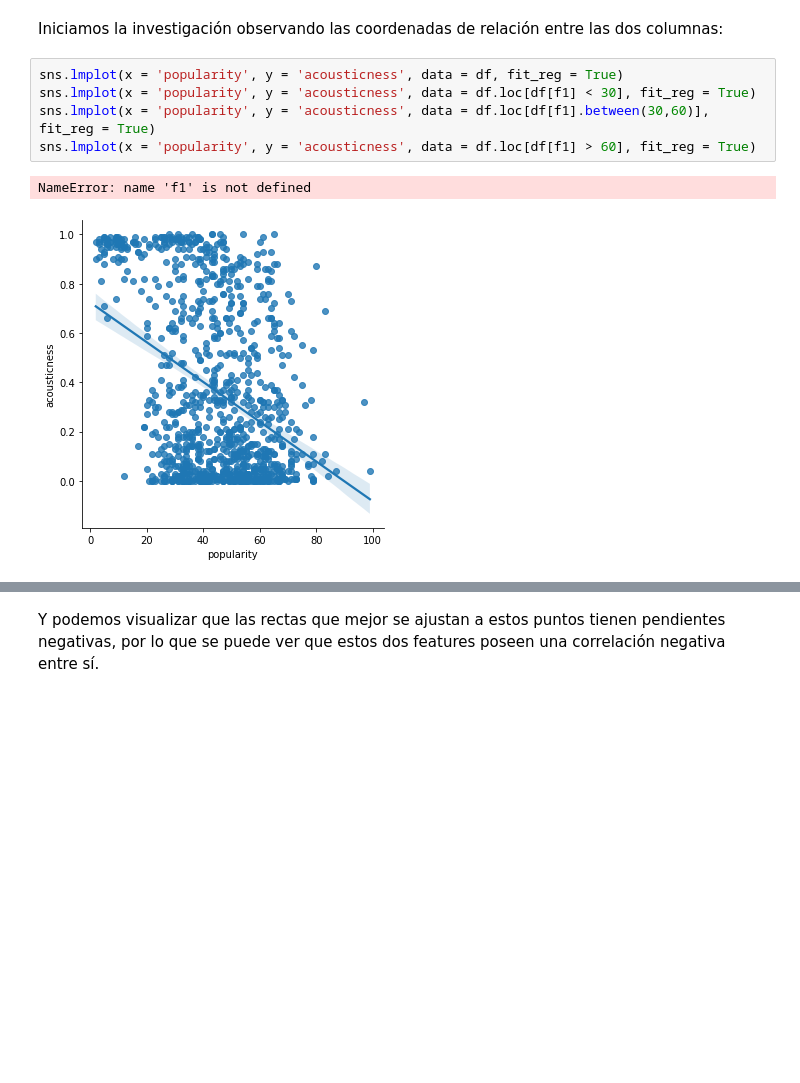
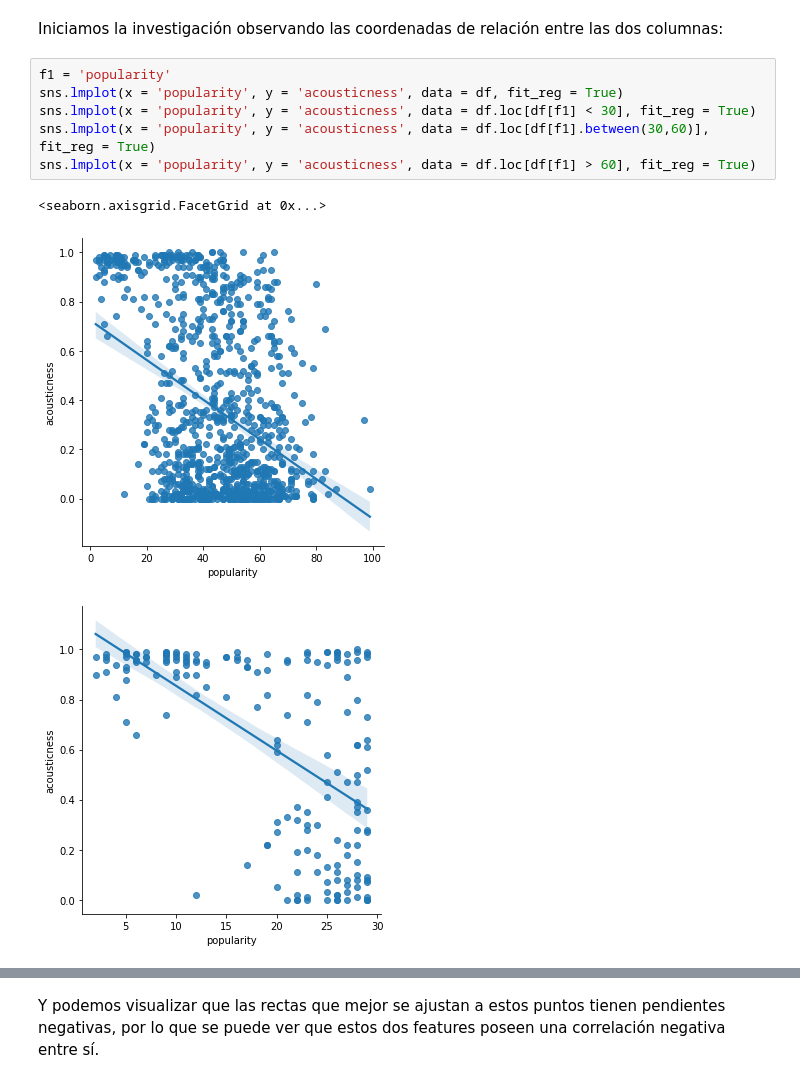
Before and after one commit to Jonathan-R0/TP1-OrganizacionDeDatos, a Jupyter notebook: src/Parte2.ipynb, the cells around one changed output, grey strips where cells are left out. Drawn from its saved outputs; the diff is of its cells as text; blank space fills up the shorter version.

```diff
--- a/src/Parte2.ipynb
+++ b/src/Parte2.ipynb
@@ -566,10 +574,12 @@ Esta hipótesis se basa en la creencia de que el público general, cada vez tien
 # %% [markdown]
 Iniciamos la investigación observando las coordenadas de relación entre las dos columnas:
 # %%
+f1 = 'popularity'
 sns.lmplot(x = 'popularity', y = 'acousticness', data = df, fit_reg = True)
 sns.lmplot(x = 'popularity', y = 'acousticness', data = df.loc[df[f1] < 30], fit_reg = True)
 sns.lmplot(x = 'popularity', y = 'acousticness', data = df.loc[df[f1].between(30,60)], fit_reg = True)
 sns.lmplot(x = 'popularity', y = 'acousticness', data = df.loc[df[f1] > 60], fit_reg = True)
 # %% [output]
-NameError: name 'f1' is not defined
+<seaborn.axisgrid.FacetGrid at 0x...>
-[figure, old version]
+[figure, new version]
+[figure, added]
```
Also changed, not shown: parts of 6 cells of this notebook.
